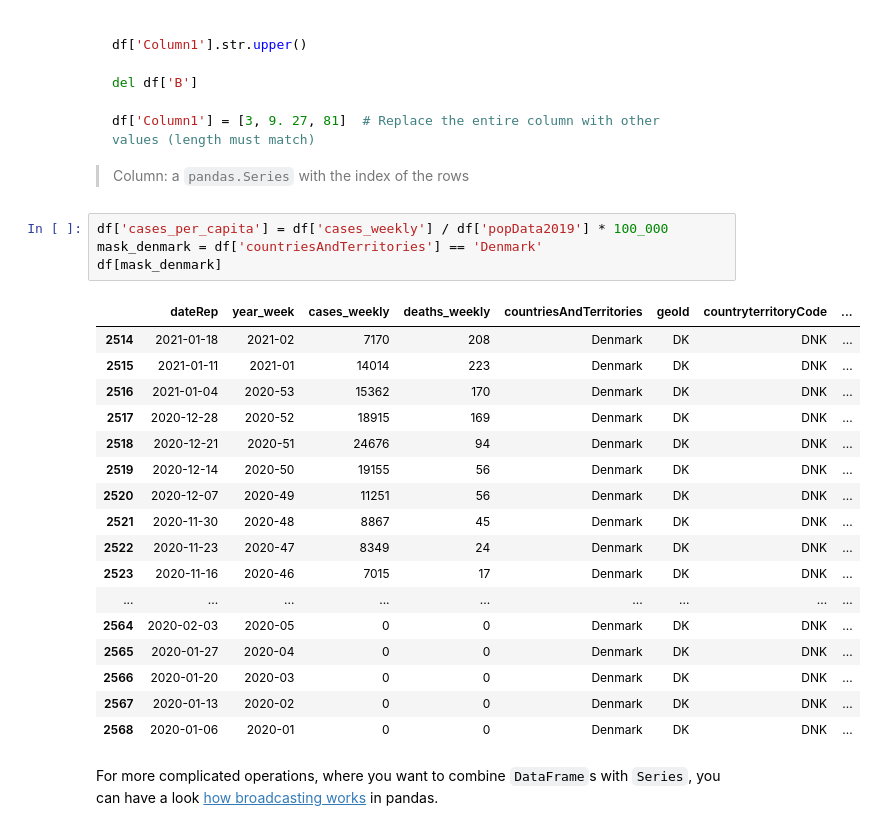
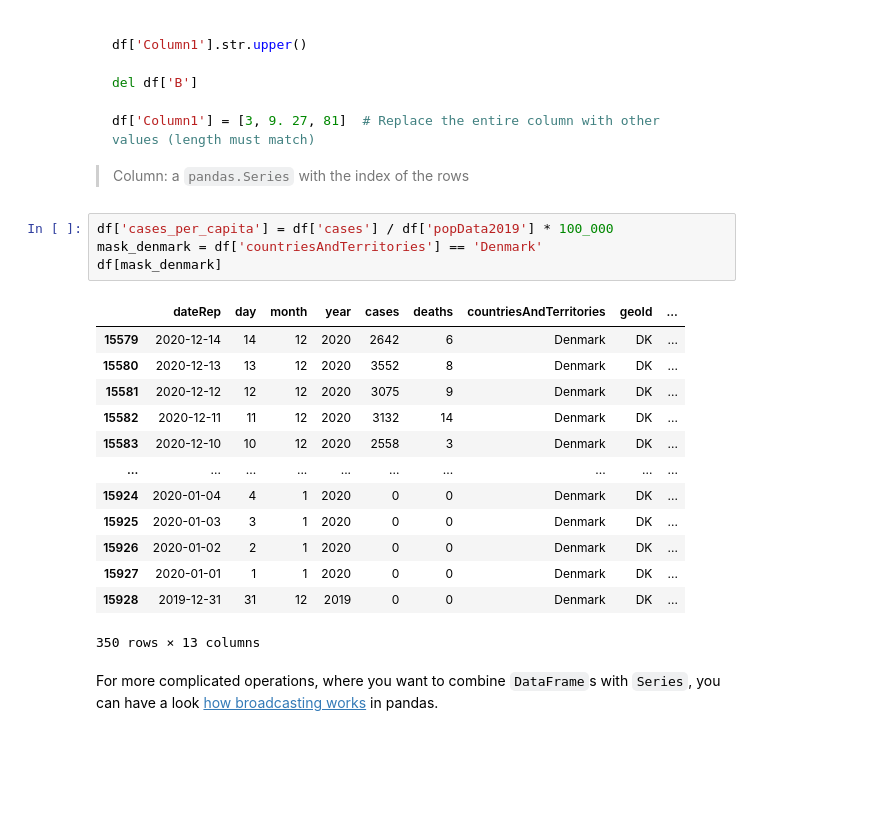
Before and after one commit to pythontsunami/teaching, a Jupyter notebook: Pandas/Pandas.ipynb, the cells around one changed output. Cells and saved outputs as stored; diff of their text form; blank space fills up the shorter version.

```diff
--- a/Pandas/Pandas.ipynb
+++ b/Pandas/Pandas.ipynb
@@ -635,27 +623,23 @@ df['Column1'] = [3, 9. 27, 81]  # Replace the entire column with other values (l
 
 > Column: a `pandas.Series` with the index of the rows
 # %%
-df['cases_per_capita'] = df['cases_weekly'] / df['popData2019'] * 100_000
+df['cases_per_capita'] = df['cases'] / df['popData2019'] * 100_000
 mask_denmark = df['countriesAndTerritories'] == 'Denmark'
 df[mask_denmark]
 # %% [output]
-|  | dateRep | year_week | cases_weekly | deaths_weekly | countriesAndTerritories | geoId | countryterritoryCode | ... |
-| 2514 | 2021-01-18 | 2021-02 | 7170 | 208 | Denmark | DK | DNK | ... |
-| 2515 | 2021-01-11 | 2021-01 | 14014 | 223 | Denmark | DK | DNK | ... |
-| 2516 | 2021-01-04 | 2020-53 | 15362 | 170 | Denmark | DK | DNK | ... |
-| 2517 | 2020-12-28 | 2020-52 | 18915 | 169 | Denmark | DK | DNK | ... |
-| 2518 | 2020-12-21 | 2020-51 | 24676 | 94 | Denmark | DK | DNK | ... |
-| 2519 | 2020-12-14 | 2020-50 | 19155 | 56 | Denmark | DK | DNK | ... |
-| 2520 | 2020-12-07 | 2020-49 | 11251 | 56 | Denmark | DK | DNK | ... |
-| 2521 | 2020-11-30 | 2020-48 | 8867 | 45 | Denmark | DK | DNK | ... |
-| 2522 | 2020-11-23 | 2020-47 | 8349 | 24 | Denmark | DK | DNK | ... |
-| 2523 | 2020-11-16 | 2020-46 | 7015 | 17 | Denmark | DK | DNK | ... |
-| ... | ... | ... | ... | ... | ... | ... | ... | ... |
-| 2564 | 2020-02-03 | 2020-05 | 0 | 0 | Denmark | DK | DNK | ... |
-| 2565 | 2020-01-27 | 2020-04 | 0 | 0 | Denmark | DK | DNK | ... |
-| 2566 | 2020-01-20 | 2020-03 | 0 | 0 | Denmark | DK | DNK | ... |
-| 2567 | 2020-01-13 | 2020-02 | 0 | 0 | Denmark | DK | DNK | ... |
-| 2568 | 2020-01-06 | 2020-01 | 0 | 0 | Denmark | DK | DNK | ... |
+|  | dateRep | day | month | year | cases | deaths | countriesAndTerritories | geoId | ... |
+| 15579 | 2020-12-14 | 14 | 12 | 2020 | 2642 | 6 | Denmark | DK | ... |
+| 15580 | 2020-12-13 | 13 | 12 | 2020 | 3552 | 8 | Denmark | DK | ... |
+| 15581 | 2020-12-12 | 12 | 12 | 2020 | 3075 | 9 | Denmark | DK | ... |
+| 15582 | 2020-12-11 | 11 | 12 | 2020 | 3132 | 14 | Denmark | DK | ... |
+| 15583 | 2020-12-10 | 10 | 12 | 2020 | 2558 | 3 | Denmark | DK | ... |
+| ... | ... | ... | ... | ... | ... | ... | ... | ... | ... |
+| 15924 | 2020-01-04 | 4 | 1 | 2020 | 0 | 0 | Denmark | DK | ... |
+| 15925 | 2020-01-03 | 3 | 1 | 2020 | 0 | 0 | Denmark | DK | ... |
+| 15926 | 2020-01-02 | 2 | 1 | 2020 | 0 | 0 | Denmark | DK | ... |
+| 15927 | 2020-01-01 | 1 | 1 | 2020 | 0 | 0 | Denmark | DK | ... |
+| 15928 | 2019-12-31 | 31 | 12 | 2019 | 0 | 0 | Denmark | DK | ... |
+350 rows × 13 columns
 # %% [markdown]
 For more complicated operations, where you want to combine `DataFrame`s with `Series`, you can have a look [how broadcasting works](https://pandas.pydata.org/pandas-docs/stable/user_guide/basics.html#flexible-binary-operations) in pandas.
 # %% [markdown]
```
Also changed, not shown: parts of 18 cells of this notebook.
